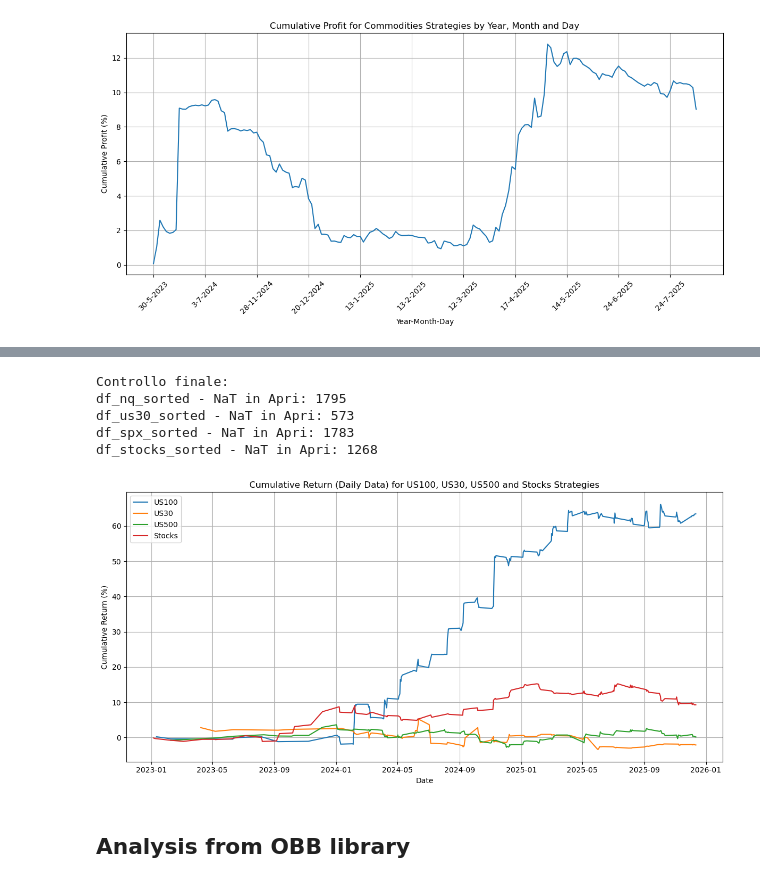
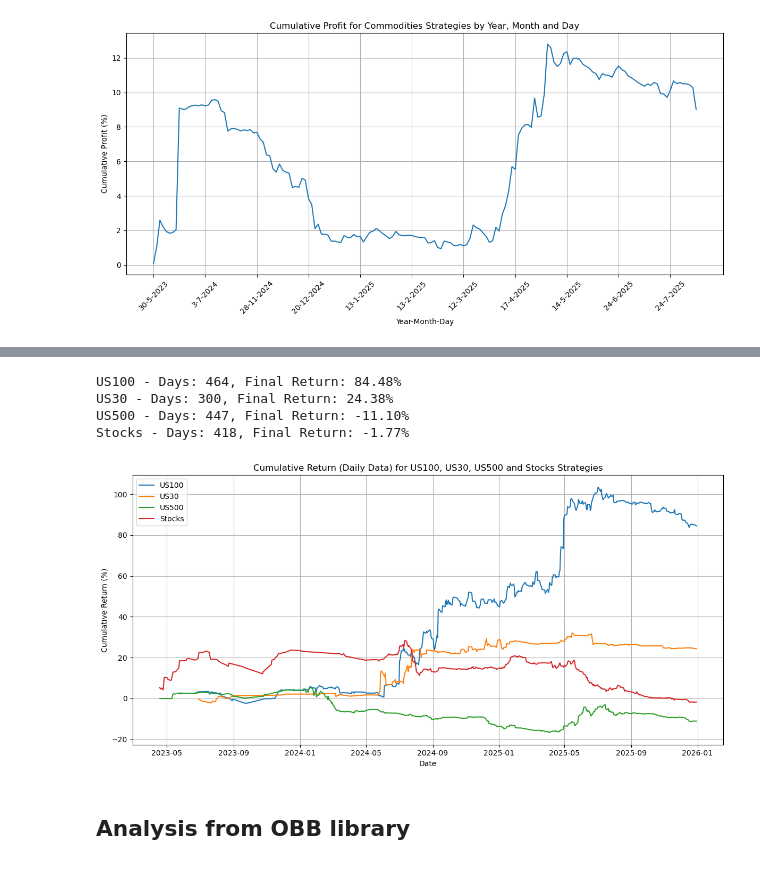
Before and after one commit to scimmione1/prop_trading_results_from_2023, a Jupyter notebook: 01_Prop_Trading_Accounts_complete_analysis_.ipynb, the cells around one changed output, grey strips where cells are left out. Drawn from its saved outputs; the diff is of its cells as text; code cells hidden in the pictures.

Commit message:
fixed all the plots

```diff
--- a/01_Prop_Trading_Accounts_complete_analysis_.ipynb
+++ b/01_Prop_Trading_Accounts_complete_analysis_.ipynb
@@ -1557,0 +1539,18 @@ df_stocks_sorted = df_100_all_props[df_100_all_props['Asset'] == 'Stocks'].copy(
+# %%
+# Use df_dates instead of df_100_all_props to avoid NaT issues
+# Filter by Symbol/Asset and sort by Year, Month, Day
+df_nq_sorted = df_dates[df_dates['Simbolo'] == 'US100'].copy()
+df_us30_sorted = df_dates[df_dates['Simbolo'] == 'US30'].copy()
+df_spx_sorted = df_dates[df_dates['Simbolo'] == 'US500'].copy()
+df_stocks_sorted = df_dates[df_dates['Asset'] == 'Stocks'].copy()
+
+# Sort by date using Year, Month, Day columns
+df_nq_sorted = df_nq_sorted.sort_values(['Year', 'Month', 'Day'])
+df_us30_sorted = df_us30_sorted.sort_values(['Year', 'Month', 'Day'])
+df_spx_sorted = df_spx_sorted.sort_values(['Year', 'Month', 'Day'])
+df_stocks_sorted = df_stocks_sorted.sort_values(['Year', 'Month', 'Day'])
+
+print(f"df_nq_sorted rows: {len(df_nq_sorted)}")
+print(f"df_us30_sorted rows: {len(df_us30_sorted)}")
+print(f"df_spx_sorted rows: {len(df_spx_sorted)}")
+print(f"df_stocks_sorted rows: {len(df_stocks_sorted)}")
@@ -1579,16 +1575,10 @@ df_NaT = df_100_all_props[df_100_all_props['Apri'].isna() | df_100_all_props['Ch
 # %%
-# Check NaT in the sorted dataframes
-print("Controllo finale:")
-print(f"df_nq_sorted - NaT in Apri: {df_nq_sorted['Apri'].isna().sum()}")
-print(f"df_us30_sorted - NaT in Apri: {df_us30_sorted['Apri'].isna().sum()}")
-print(f"df_spx_sorted - NaT in Apri: {df_spx_sorted['Apri'].isna().sum()}")
-print(f"df_stocks_sorted - NaT in Apri: {df_stocks_sorted['Apri'].isna().sum()}")
+# # Check NaT in the sorted dataframes
+# print("Controllo finale:")
+# print(f"df_nq_sorted - NaT in Apri: {df_nq_sorted['Apri'].isna().sum()}")
+# print(f"df_us30_sorted - NaT in Apri: {df_us30_sorted['Apri'].isna().sum()}")
+# print(f"df_spx_sorted - NaT in Apri: {df_spx_sorted['Apri'].isna().sum()}")
+# print(f"df_stocks_sorted - NaT in Apri: {df_stocks_sorted['Apri'].isna().sum()}")
-# %% [output]
-Controllo finale:
-df_nq_sorted - NaT in Apri: 1795
-df_us30_sorted - NaT in Apri: 573
-df_spx_sorted - NaT in Apri: 1783
-df_stocks_sorted - NaT in Apri: 1268
 # %%
 # # calculate cumulative return for df_nq, df_us30, df_spx and df_stocks
 # df_nq_sorted['Cumulative_Return'] = (1 + df_nq_sorted['Profit_pct_100'] / 100).cumprod() - 1
@@ -1596,43 +1586,61 @@ df_stocks_sorted - NaT in Apri: 1268
 # df_spx_sorted['Cumulative_Return'] = (1 + df_spx_sorted['Profit_pct_100'] / 100).cumprod() - 1
 # df_stocks_sorted['Cumulative_Return'] = (1 + df_stocks_sorted['Profit_pct_100'] / 100).cumprod() - 1
 # %%
-# CORRECTED VERSION - Same approach as cells 61-62 (daily compounding)
+# CORRECTED VERSION - Same approach as cells 61-62 (group by Year/Month/Day)
 
 # For US100
-df_nq_daily = df_nq_sorted.groupby(df_nq_sorted['Apri'].dt.date).agg({'Profit_pct_100': 'sum'}).reset_index()
-df_nq_daily.columns = ['Date', 'Daily_Return_pct']
+df_nq_daily = df_nq_sorted.groupby(['Year', 'Month', 'Day']).agg({'Profit_pct_100': 'sum'}).reset_index()
+df_nq_daily['Date'] = pd.to_datetime(df_nq_daily[['Year', 'Month', 'Day']])
+df_nq_daily = df_nq_daily.sort_values('Date')
+df_nq_daily.rename(columns={'Profit_pct_100': 'Daily_Return_pct'}, inplace=True)
 df_nq_daily['Cumulative_Return'] = ((1 + df_nq_daily['Daily_Return_pct'] / 100).cumprod() - 1)
 
 # For US30
-df_us30_daily = df_us30_sorted.groupby(df_us30_sorted['Apri'].dt.date).agg({'Profit_pct_100': 'sum'}).reset_index()
-df_us30_daily.columns = ['Date', 'Daily_Return_pct']
+df_us30_daily = df_us30_sorted.groupby(['Year', 'Month', 'Day']).agg({'Profit_pct_100': 'sum'}).reset_index()
+df_us30_daily['Date'] = pd.to_datetime(df_us30_daily[['Year', 'Month', 'Day']])
+df_us30_daily = df_us30_daily.sort_values('Date')
+df_us30_daily.rename(columns={'Profit_pct_100': 'Daily_Return_pct'}, inplace=True)
 df_us30_daily['Cumulative_Return'] = ((1 + df_us30_daily['Daily_Return_pct'] / 100).cumprod() - 1)
 
 # For US500
-df_spx_daily = df_spx_sorted.groupby(df_spx_sorted['Apri'].dt.date).agg({'Profit_pct_100': 'sum'}).reset_index()
-df_spx_daily.columns = ['Date', 'Daily_Return_pct']
+df_spx_daily = df_spx_sorted.groupby(['Year', 'Month', 'Day']).agg({'Profit_pct_100': 'sum'}).reset_index()
+df_spx_daily['Date'] = pd.to_datetime(df_spx_daily[['Year', 'Month', 'Day']])
+df_spx_daily = df_spx_daily.sort_values('Date')
+df_spx_daily.rename(columns={'Profit_pct_100': 'Daily_Return_pct'}, inplace=True)
 df_spx_daily['Cumulative_Return'] = ((1 + df_spx_daily['Daily_Return_pct'] / 100).cumprod() - 1)
 
 # For Stocks
-df_stocks_daily = df_stocks_sorted.groupby(df_stocks_sorted['Apri'].dt.date).agg({'Profit_pct_100': 'sum'}).reset_index()
-df_stocks_daily.columns = ['Date', 'Daily_Return_pct']
+df_stocks_daily = df_stocks_sorted.groupby(['Year', 'Month', 'Day']).agg({'Profit_pct_100': 'sum'}).reset_index()
+df_stocks_daily['Date'] = pd.to_datetime(df_stocks_daily[['Year', 'Month', 'Day']])
+df_stocks_daily = df_stocks_daily.sort_values('Date')
+df_stocks_daily.rename(columns={'Profit_pct_100': 'Daily_Return_pct'}, inplace=True)
 df_stocks_daily['Cumulative_Return'] = ((1 + df_stocks_daily['Daily_Return_pct'] / 100).cumprod() - 1)
+
+# Display summary
+print(f"US100 - Days: {len(df_nq_daily)}, Final Return: {df_nq_daily['Cumulative_Return'].iloc[-1]*100:.2f}%")
+print(f"US30 - Days: {len(df_us30_daily)}, Final Return: {df_us30_daily['Cumulative_Return'].iloc[-1]*100:.2f}%")
+print(f"US500 - Days: {len(df_spx_daily)}, Final Return: {df_spx_daily['Cumulative_Return'].iloc[-1]*100:.2f}%")
+print(f"Stocks - Days: {len(df_stocks_daily)}, Final Return: {df_stocks_daily['Cumulative_Return'].iloc[-1]*100:.2f}%")
 
 # Plot cumulative return for all strategies
 plt.figure(figsize=(12, 6))
 plt.plot(df_nq_daily['Date'], df_nq_daily['Cumulative_Return']*100, label='US100')
 plt.plot(df_us30_daily['Date'], df_us30_daily['Cumulative_Return']*100, label='US30')
 plt.plot(df_spx_daily['Date'], df_spx_daily['Cumulative_Return']*100, label='US500')
 plt.plot(df_stocks_daily['Date'], df_stocks_daily['Cumulative_Return']*100, label='Stocks')
 plt.title('Cumulative Return (Daily Data) for US100, US30, US500 and Stocks Strategies')
 plt.xlabel('Date')
 plt.ylabel('Cumulative Return (%)')
 plt.legend()
 plt.grid()
 plt.tight_layout()
 plt.show()
 # %% [output]
+US100 - Days: 464, Final Return: 84.48%
+US30 - Days: 300, Final Return: 24.38%
+US500 - Days: 447, Final Return: -11.10%
+Stocks - Days: 418, Final Return: -1.77%
-[figure, old version]
+[figure, new version]
 # %% [markdown]
 ## Analysis from OBB library
 # %%
```
Also changed, not shown: parts of 10 cells of this notebook.
